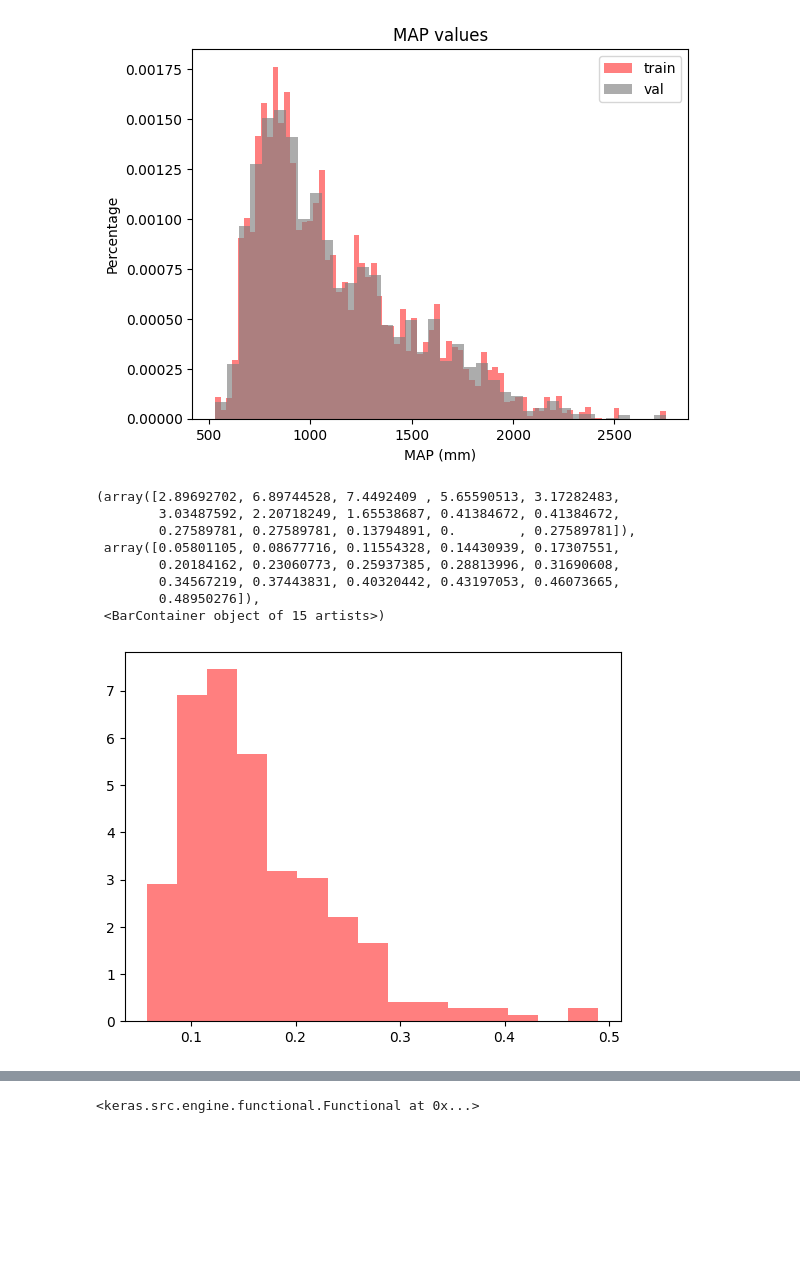
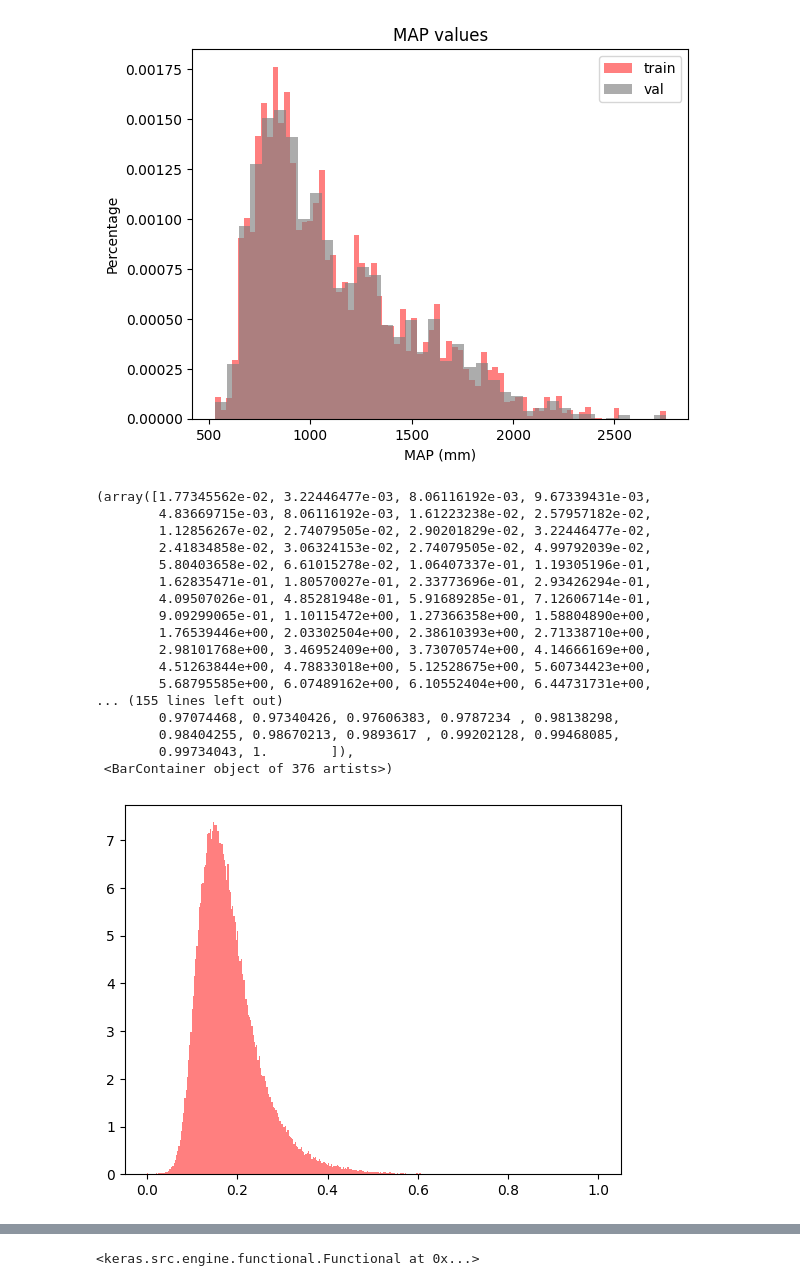
Before and after one commit to oshodiS/Rainfall-BetaEstimation, a Jupyter notebook: project.ipynb, the cells around one changed output, grey strips where cells are left out. Drawn from its saved outputs; the diff is of its cells as text; code cells hidden in the pictures; blank space fills up the shorter version.

```diff
--- a/project.ipynb
+++ b/project.ipynb
@@ -263,23 +272,31 @@ plt.show()
 # %% [output]
 [figure]
 # %%
-ams_1 = train_df['AMS_1'].tolist()
+from itertools import chain
 
+#create a global list of ams
+ams_global =  list(chain.from_iterable([train_dfs[duration]['AMS'] for duration in train_dfs]))
 #remove nan values from the list
-ams_1 = [x for x in ams_1 if str(x) != 'nan']
-ams_1 = [item for sublist in ams_1[:8] for item in sublist]
-
-
+ams_global = [x for x in ams_global if str(x) != 'nan']
 #plot the histogram
-plt.hist(ams_1, bins='auto', alpha=0.5, label='train', density=True, color='red')
+plt.hist(ams_global, bins='auto', alpha=0.5, label='train', density=True, color='red')
 # %% [output]
-(array([2.89692702, 6.89744528, 7.4492409 , 5.65590513, 3.17282483,
-        3.03487592, 2.20718249, 1.65538687, 0.41384672, 0.41384672,
-        0.27589781, 0.27589781, 0.13794891, 0.        , 0.27589781]),
- array([0.05801105, 0.08677716, 0.11554328, 0.14430939, 0.17307551,
-        0.20184162, 0.23060773, 0.25937385, 0.28813996, 0.31690608,
-        0.34567219, 0.37443831, 0.40320442, 0.43197053, 0.46073665,
-        0.48950276]),
- <BarContainer object of 15 artists>)
+(array([1.77345562e-02, 3.22446477e-03, 8.06116192e-03, 9.67339431e-03,
+        4.83669715e-03, 8.06116192e-03, 1.61223238e-02, 2.57957182e-02,
+        1.12856267e-02, 2.74079505e-02, 2.90201829e-02, 3.22446477e-02,
+        2.41834858e-02, 3.06324153e-02, 2.74079505e-02, 4.99792039e-02,
+        5.80403658e-02, 6.61015278e-02, 1.06407337e-01, 1.19305196e-01,
+        1.62835471e-01, 1.80570027e-01, 2.33773696e-01, 2.93426294e-01,
+        4.09507026e-01, 4.85281948e-01, 5.91689285e-01, 7.12606714e-01,
+        9.09299065e-01, 1.10115472e+00, 1.27366358e+00, 1.58804890e+00,
+        1.76539446e+00, 2.03302504e+00, 2.38610393e+00, 2.71338710e+00,
+        2.98101768e+00, 3.46952409e+00, 3.73070574e+00, 4.14666169e+00,
+        4.51263844e+00, 4.78833018e+00, 5.12528675e+00, 5.60734423e+00,
+        5.68795585e+00, 6.07489162e+00, 6.10552404e+00, 6.44731731e+00,
+... (155 lines left out)
+        0.97074468, 0.97340426, 0.97606383, 0.9787234 , 0.98138298,
+        0.98404255, 0.98670213, 0.9893617 , 0.99202128, 0.99468085,
+        0.99734043, 1.        ]),
+ <BarContainer object of 376 artists>)
-[figure, old version]
+[figure, new version]
 # %%
```
Also changed, not shown: parts of 4 cells of this notebook.
